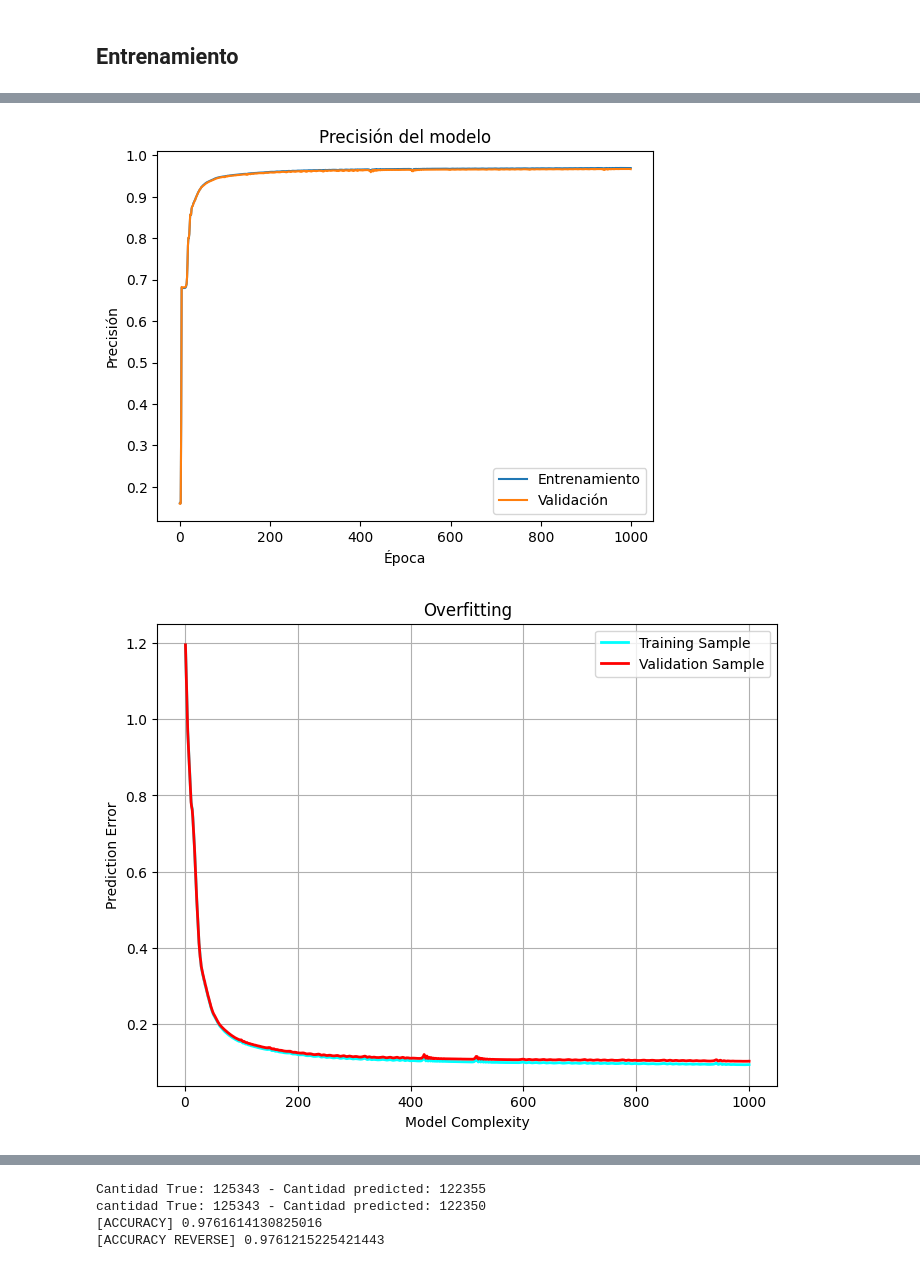
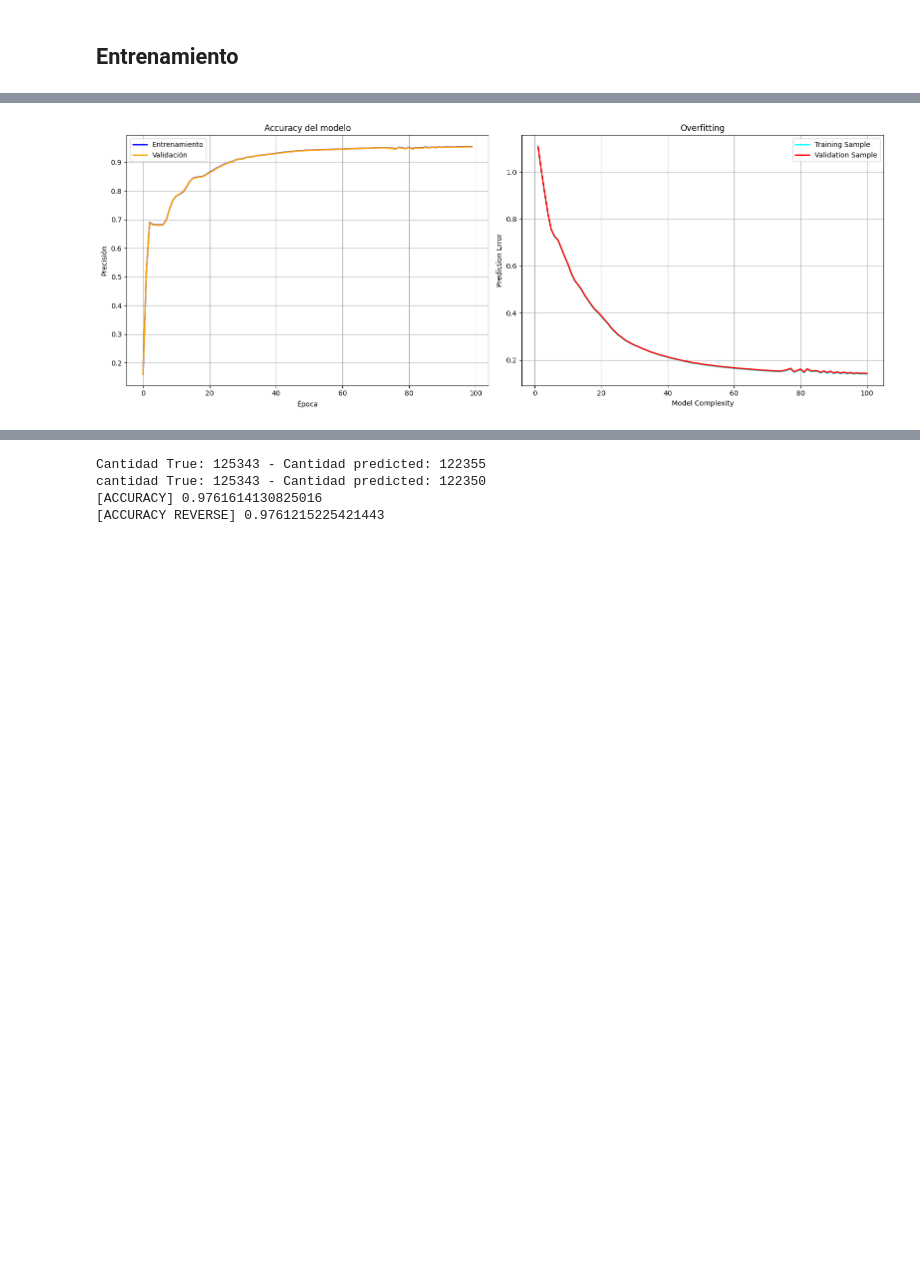
Before and after one commit to valesteban/TESIS, a Jupyter notebook: trainingMultiClass.ipynb, the cells around one changed output, grey strips where cells are left out. Drawn from its saved outputs; the diff is of its cells as text; code cells hidden in the pictures; blank space fills up the shorter version.

```diff
--- a/trainingMultiClass.ipynb
+++ b/trainingMultiClass.ipynb
@@ -57,39 +56,32 @@ optimizer = torch.optim.Adam(itertools.chain(model.parameters(), pred.parameters
 
 # ----------- 4. training -------------------------------- #
 
-# Lista para almacenar los valores de pérdida
-loss_values = []
-
+# Almacenar los valores de Loss y Accuracy
 acc_val = []
 acc_train = []
 
-
-
 train_error = []
 val_error = []
+
 model_complexity = []
 
-for e in range(1000):
+for e in range(100):
     # forward
     h = model(gnn.dgl_graph, gnn.dgl_graph.ndata['feat'])
     logits = pred(gnn.dgl_graph, h)
     scores = logits.argmax(1)
     labels = gnn.dgl_graph.edata["Relationship"].to(torch.int64)
 
-    # Calcular la pérdida en el conjunto de entrenamiento
+    # Calculo pérdida --------------------------------------------------------
+    # Calcular la pérdida en el conjunto de entrenamiento --------------------
     train_loss = F.cross_entropy(logits[train_mask], labels[train_mask])
     train_error.append(train_loss.item())
 
-    # Calcular la pérdida en el conjunto de validación
+    # Calcular la pérdida en el conjunto de validación -----------------------
     val_loss = F.cross_entropy(logits[gnn.val_mask], labels[gnn.val_mask])
     val_error.append(val_loss.item())
 
-    # Guardar la complejidad del modelo (en este caso, usamos el número de épocas)
-    model_complexity.append(e + 1)
-
-    # Almacenar el valor de pérdida
-    loss_values.append(train_loss.item())
-
+    # Calculo accuracy -------------------------------------------------------
     # Calcular la precisión en el conjunto de entrenamiento
     train_acc = (scores[train_mask] == labels[train_mask]).float().mean().item()
 
@@ -105,29 +97,16 @@ for e in range(1000):
     train_loss.backward()
     optimizer.step()
 
+    # Guardar la complejidad del modelo (en este caso, usamos el número de épocas)
+    model_complexity.append(e + 1)
+
     if e % 10 == 0:
         print('In epoch {}, train loss: {}, val loss: {}, train acc: {}, val acc: {}'.format(e, train_loss, val_loss, train_acc, val_acc))
 
-# Graficar la precisión en el conjunto de entrenamiento y validación
-plt.figure()
-plt.plot(acc_train, label='Entrenamiento')
-plt.plot(acc_val, label='Validación')
-plt.title('Precisión del modelo')
-plt.ylabel('Precisión')
-plt.xlabel('Época')
-plt.legend()
-plt.show()
 
-# Graficar el error en el conjunto de entrenamiento y validación
-plt.figure(figsize=(8, 6))
-plt.plot(model_complexity, train_error, label='Training Sample', color='cyan', linewidth=2)
-plt.plot(model_complexity, val_error, label='Validation Sample', color='red', linewidth=2)
-plt.xlabel('Model Complexity')
-plt.ylabel('Prediction Error')
-plt.title('Overfitting')
-plt.legend()
-plt.grid(True)
-plt.show()
+# ----------- 5. plot the loss and accuracy -------------- #
+
+plot_training(train_error,acc_train,val_error,acc_val,model_complexity)
 # %% [output]
 Done saving data into cached files.
 None
@@ -149,3 +126,2 @@ In epoch 990, train loss: 0.09419532120227814, val loss: 0.10323455184698105, tr
-[figure, old version]
+[figure, new version]
-[figure, removed]
 # %%
```
Also changed, not shown: parts of 10 cells of this notebook, 4 other files.
